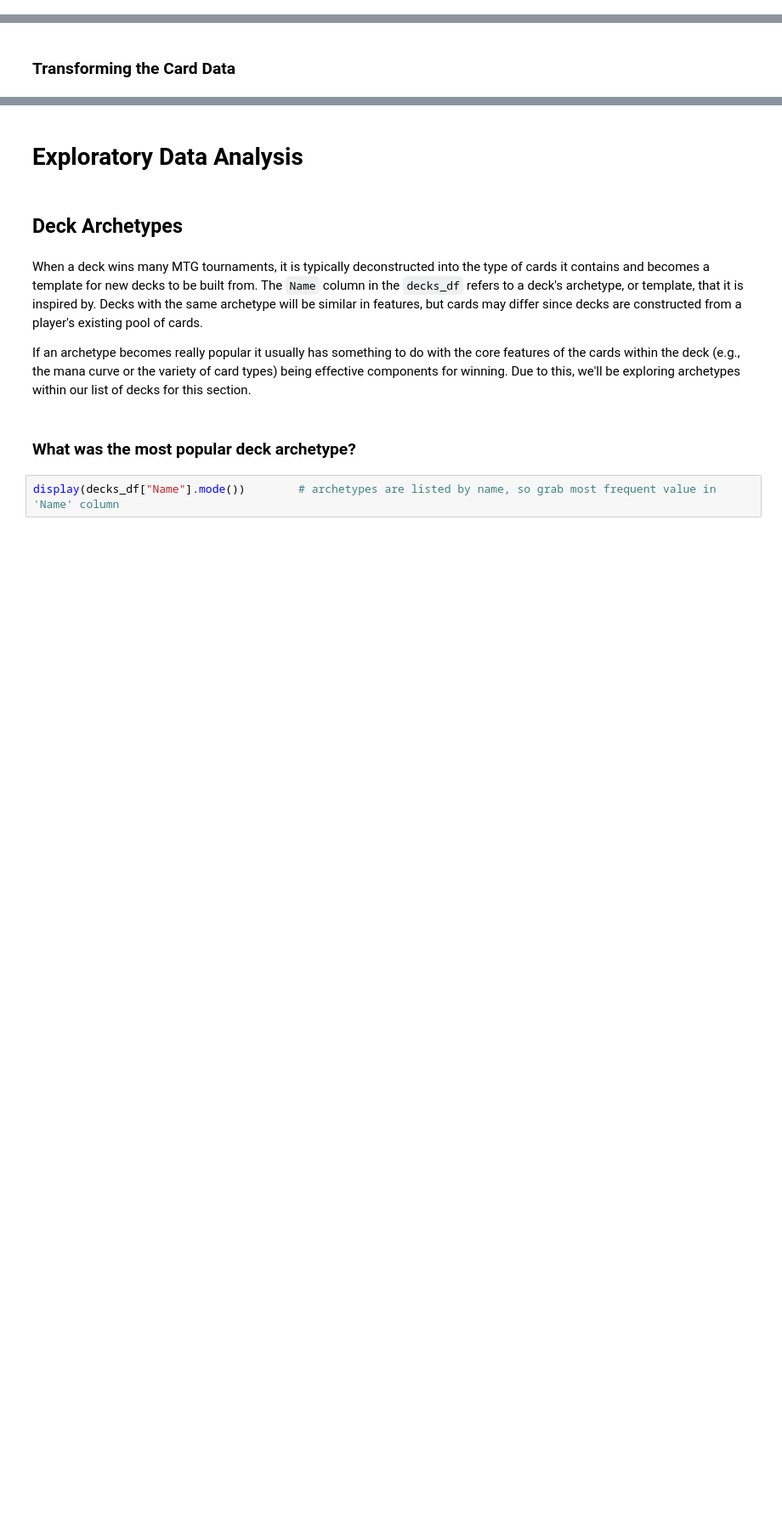
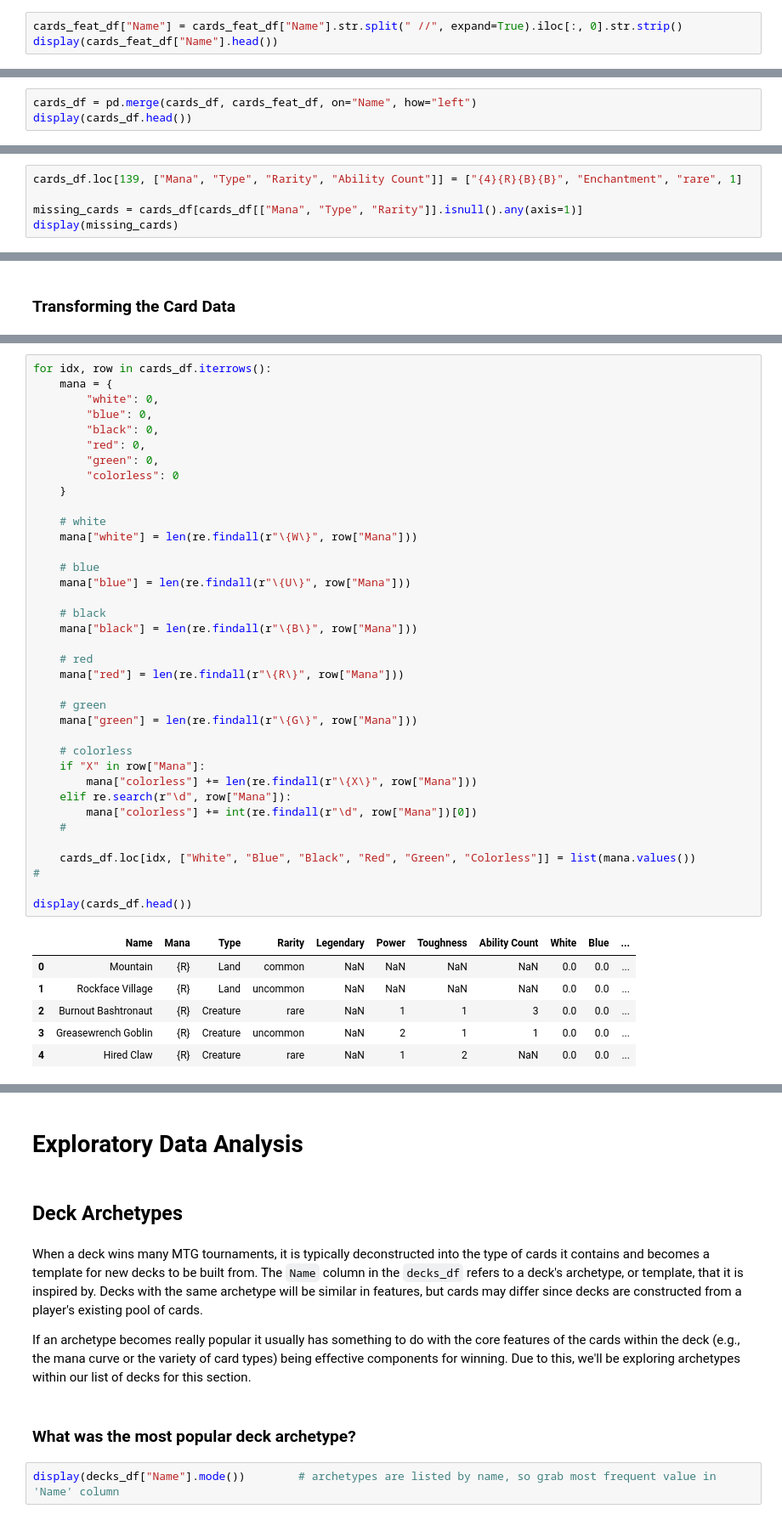
Before and after one commit to abbyortego/cmps-6790-final-tutorial, a Jupyter notebook: M2_RD.ipynb, the cells around one changed output, grey strips where cells are left out. Shown at 85% size. Saved outputs shown, nothing was run; the diff lists cells and outputs as text; blank space fills up the shorter version.

```diff
--- a/M2_RD.ipynb
+++ b/M2_RD.ipynb
@@ -613,0 +629,3 @@ Ragnarok, Divine Deliverance
+# %%
+cards_feat_df["Name"] = cards_feat_df["Name"].str.split(" //", expand=True).iloc[:, 0].str.strip()
+display(cards_feat_df["Name"].head())
@@ -613,0 +641,3 @@ Ragnarok, Divine Deliverance
+# %%
+cards_df = pd.merge(cards_df, cards_feat_df, on="Name", how="left")
+display(cards_df.head())
@@ -613,0 +661,5 @@ Ragnarok, Divine Deliverance
+# %%
+cards_df.loc[139, ["Mana", "Type", "Rarity", "Ability Count"]] = ["{4}{R}{B}{B}", "Enchantment", "rare", 1]
+
+missing_cards = cards_df[cards_df[["Mana", "Type", "Rarity"]].isnull().any(axis=1)]
+display(missing_cards)
@@ -618,0 +682,44 @@ Ragnarok, Divine Deliverance
+# %%
+for idx, row in cards_df.iterrows():
+    mana = {
+        "white": 0,
+        "blue": 0,
+        "black": 0,
+        "red": 0,
+        "green": 0,
+        "colorless": 0
+    }
+
+    # white
+    mana["white"] = len(re.findall(r"\{W\}", row["Mana"]))
+
+    # blue
+    mana["blue"] = len(re.findall(r"\{U\}", row["Mana"]))
+
+    # black
+    mana["black"] = len(re.findall(r"\{B\}", row["Mana"]))
+
+    # red
+    mana["red"] = len(re.findall(r"\{R\}", row["Mana"]))
+
+    # green
+    mana["green"] = len(re.findall(r"\{G\}", row["Mana"]))
+
+    # colorless
+    if "X" in row["Mana"]:
+        mana["colorless"] += len(re.findall(r"\{X\}", row["Mana"]))
+    elif re.search(r"\d", row["Mana"]):
+        mana["colorless"] += int(re.findall(r"\d", row["Mana"])[0])
+    #
+
+    cards_df.loc[idx, ["White", "Blue", "Black", "Red", "Green", "Colorless"]] = list(mana.values())
+#
+
+display(cards_df.head())
+# %% [output]
+|  | Name | Mana | Type | Rarity | Legendary | Power | Toughness | Ability Count | White | Blue | ... |
+| 0 | Mountain | {R} | Land | common | NaN | NaN | NaN | NaN | 0.0 | 0.0 | ... |
+| 1 | Rockface Village | {R} | Land | uncommon | NaN | NaN | NaN | NaN | 0.0 | 0.0 | ... |
+| 2 | Burnout Bashtronaut | {R} | Creature | rare | NaN | 1 | 1 | 3 | 0.0 | 0.0 | ... |
+| 3 | Greasewrench Goblin | {R} | Creature | uncommon | NaN | 2 | 1 | 1 | 0.0 | 0.0 | ... |
+| 4 | Hired Claw | {R} | Creature | rare | NaN | 1 | 2 | NaN | 0.0 | 0.0 | ... |
```
Also changed, not shown: parts of 26 cells of this notebook, 2 other files.
